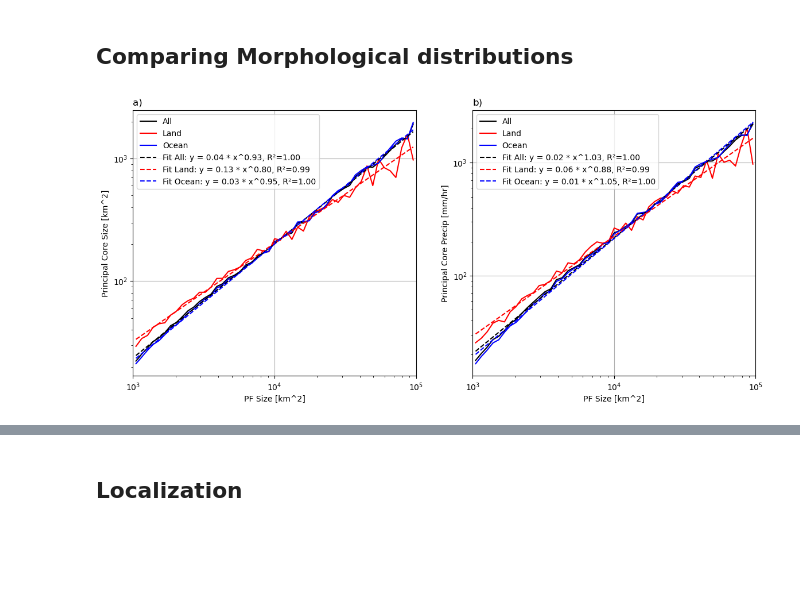
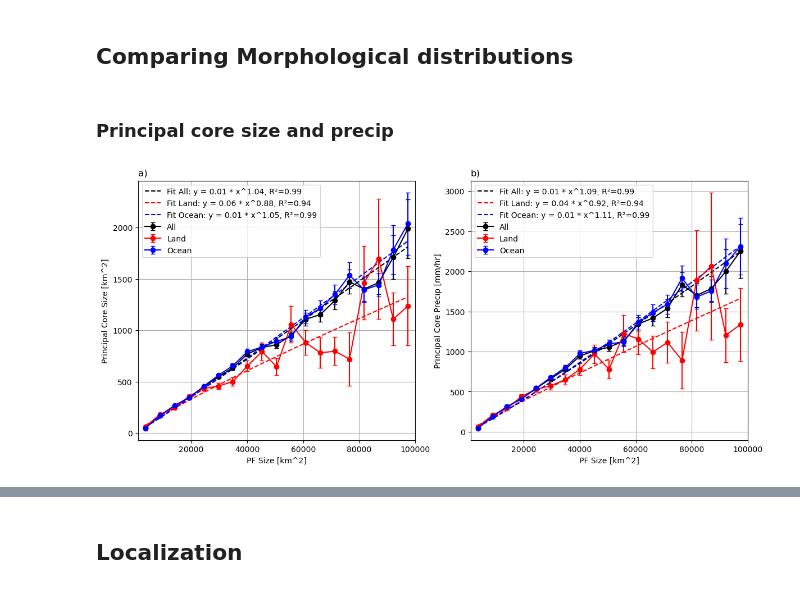
Before and after one commit to pedroanguloumana/extreme_precipitation_in_gpm, a Jupyter notebook: notebooks/prod/System Morphology.ipynb, the cells around one changed output, grey strips where cells are left out. Cells and saved outputs as stored; diff of their text form; code cells hidden in the pictures; blank space fills up the shorter version.

```diff
--- a/notebooks/prod/System Morphology.ipynb
+++ b/notebooks/prod/System Morphology.ipynb
@@ -179,6 +179,8 @@ fig.tight_layout(pad=1)
 [figure]
 # %% [markdown]
 ## Comparing Morphological distributions
+# %% [markdown]
+### Principal core size and precip
 # %%
 regions = [cio_region(), wmp_region()]
 
@@ -209,30 +211,40 @@ ocean_mask = (is_land == 0)
 
 # Define your bins
 size_bins = np.logspace(3, 5, 50)
+size_bins = np.linspace(1e3, 1e5, 20)
 
 fig, axs = plt.subplots(ncols=2, figsize=(14,6))
+
 for ax, stat in zip(axs.ravel(), [principal_core_size, principal_core_precip]):
     # Compute statistics for all data
-    binned_stat_all = binned_statistic(size, stat,
-                                       statistic=lambda x: np.nanmean(x), bins=size_bins).statistic
+    binned_mean_all = binned_statistic(size, stat, statistic=lambda x: np.nanmean(x), bins=size_bins).statistic
+    binned_std_all = binned_statistic(size, stat, statistic=lambda x: np.nanstd(x), bins=size_bins).statistic
+    binned_count_all = binned_statistic(size, stat, statistic='count', bins=size_bins).statistic
 
     # Compute statistics for land-only data
-    binned_stat_land = binned_statistic(size[land_mask], stat[land_mask],
-                                        statistic=lambda x: np.nanmean(x), bins=size_bins).statistic
+    binned_mean_land = binned_statistic(size[land_mask], stat[land_mask], statistic=lambda x: np.nanmean(x), bins=size_bins).statistic
+    binned_std_land = binned_statistic(size[land_mask], stat[land_mask], statistic=lambda x: np.nanstd(x), bins=size_bins).statistic
+    binned_count_land = binned_statistic(size[land_mask], stat[land_mask], statistic='count', bins=size_bins).statistic
 
     # Compute statistics for ocean-only data
-    binned_stat_ocean = binned_statistic(size[ocean_mask], stat[ocean_mask],
-                                         statistic=lambda x: np.nanmean(x), bins=size_bins).statistic
+    binned_mean_ocean = binned_statistic(size[ocean_mask], stat[ocean_mask], statistic=lambda x: np.nanmean(x), bins=size_bins).statistic
+    binned_std_ocean = binned_statistic(size[ocean_mask], stat[ocean_mask], statistic=lambda x: np.nanstd(x), bins=size_bins).statistic
+    binned_count_ocean = binned_statistic(size[ocean_mask], stat[ocean_mask], statistic='count', bins=size_bins).statistic
 
     # Compute x midpoints for plotting
     x_midpoints = array_midpoints(size_bins)
 
-    # Plot the data
-    ax.plot(x_midpoints, binned_stat_all, color='black', linestyle='solid', label='All')
-    ax.plot(x_midpoints, binned_stat_land, color='red', linestyle='solid', label='Land')
-    ax.plot(x_midpoints, binned_stat_ocean, color='blue', linestyle='solid', label='Ocean')
+    # Compute standard errors
+    se_all = binned_std_all / np.sqrt(binned_count_all)
+    se_land = binned_std_land / np.sqrt(binned_count_land)
+    se_ocean = binned_std_ocean / np.sqrt(binned_count_ocean)
 
-    ax.set_xscale('log')
+    # Plot the data with error bars
+    ax.errorbar(x_midpoints, binned_mean_all, yerr=se_all, color='black', linestyle='solid', label='All', capsize=3, marker='o')
+    ax.errorbar(x_midpoints, binned_mean_land, yerr=se_land, color='red', linestyle='solid', label='Land', capsize=3, marker='o')
+    ax.errorbar(x_midpoints, binned_mean_ocean, yerr=se_ocean, color='blue', linestyle='solid', label='Ocean', capsize=3, marker='o')
+
+    ax.set_xscale('linear')
     ax.set_xlabel('PF Size [km^2]')
 
     ax.set_xlim(size_bins.min(), size_bins.max())
@@ -257,36 +269,36 @@ for ax, stat in zip(axs.ravel(), [principal_core_size, principal_core_precip]):
 
         # Compute predictions and R² in log space
         log_y_pred = slope*log_x + intercept
         ss_res = np.sum((log_y - log_y_pred)**2)
         ss_tot = np.sum((log_y - np.mean(log_y))**2)
         r2 = 1 - ss_res/ss_tot
 
         # Generate a smooth line for plotting the fit
         x_fit = np.logspace(np.log10(x_valid.min()), np.log10(x_valid.max()), 100)
         y_fit = 10**(intercept + slope * np.log10(x_fit))
 
         # Format the equation and R²
         prefactor = 10**intercept
         equation_str = f'Fit {label_suffix}: y = {prefactor:.2f} * x^{slope:.2f}, R²={r2:.2f}'
 
         # Plot the fit line
         ax.plot(x_fit, y_fit, color=color, linestyle='--', label=equation_str)
 
     # Fit and plot regression lines for each dataset
-    plot_log_log_regression(x_midpoints, binned_stat_all, 'black', 'All')
-    plot_log_log_regression(x_midpoints, binned_stat_land, 'red', 'Land')
-    plot_log_log_regression(x_midpoints, binned_stat_ocean, 'blue', 'Ocean')
+    plot_log_log_regression(x_midpoints, binned_mean_all, 'black', 'All')
+    plot_log_log_regression(x_midpoints, binned_mean_land, 'red', 'Land')
+    plot_log_log_regression(x_midpoints, binned_mean_ocean, 'blue', 'Ocean')
 
     ax.legend()
 
 axs[0].set_ylabel('Principal Core Size [km^2]')
-axs[0].set_yscale('log')
+axs[0].set_yscale('linear')
 axs[0].set_title('a)', loc='left')
 
 axs[1].set_ylabel('Principal Core Precip [mm/hr]')
-axs[1].set_yscale('log')
+axs[1].set_yscale('linear')
 axs[1].set_title('b)', loc='left')
 
 plt.show()
 # %% [output]
-[figure, old version]
+[figure, new version]
```
Also changed, not shown: parts of 4 cells of this notebook, 4 other files.
